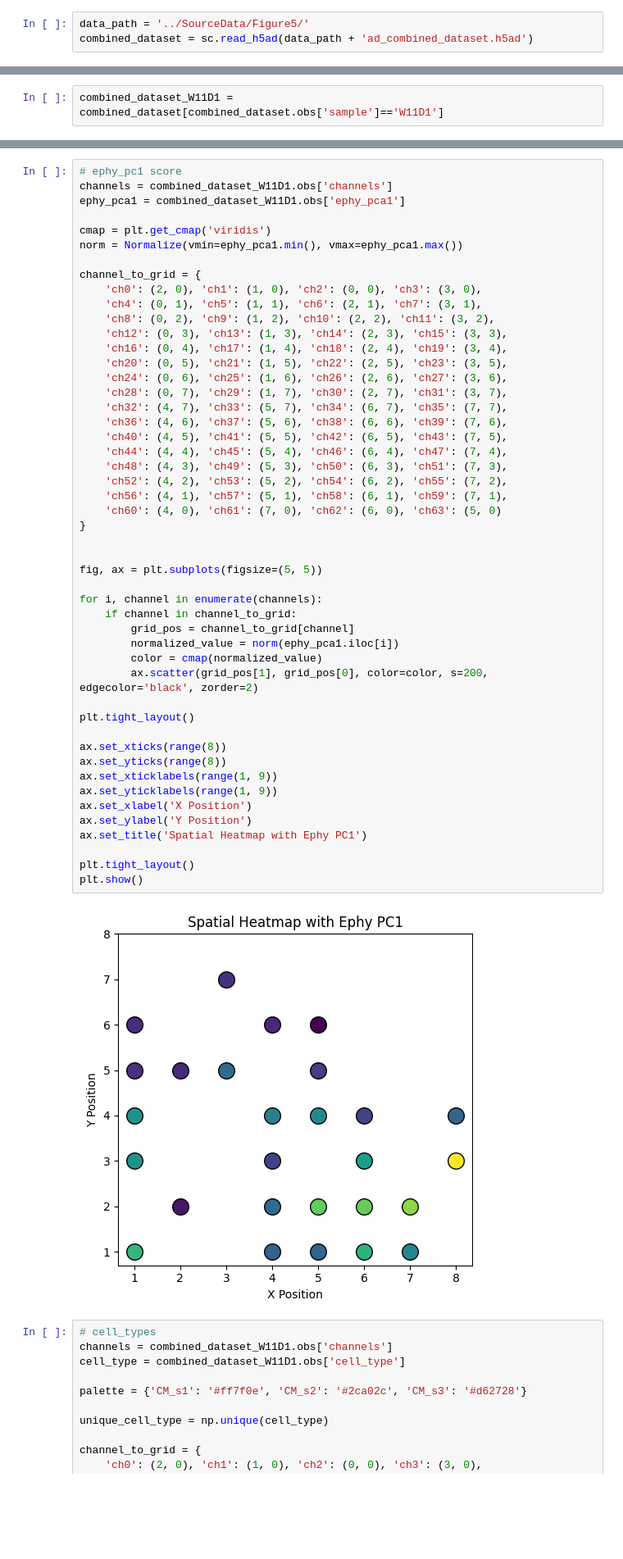
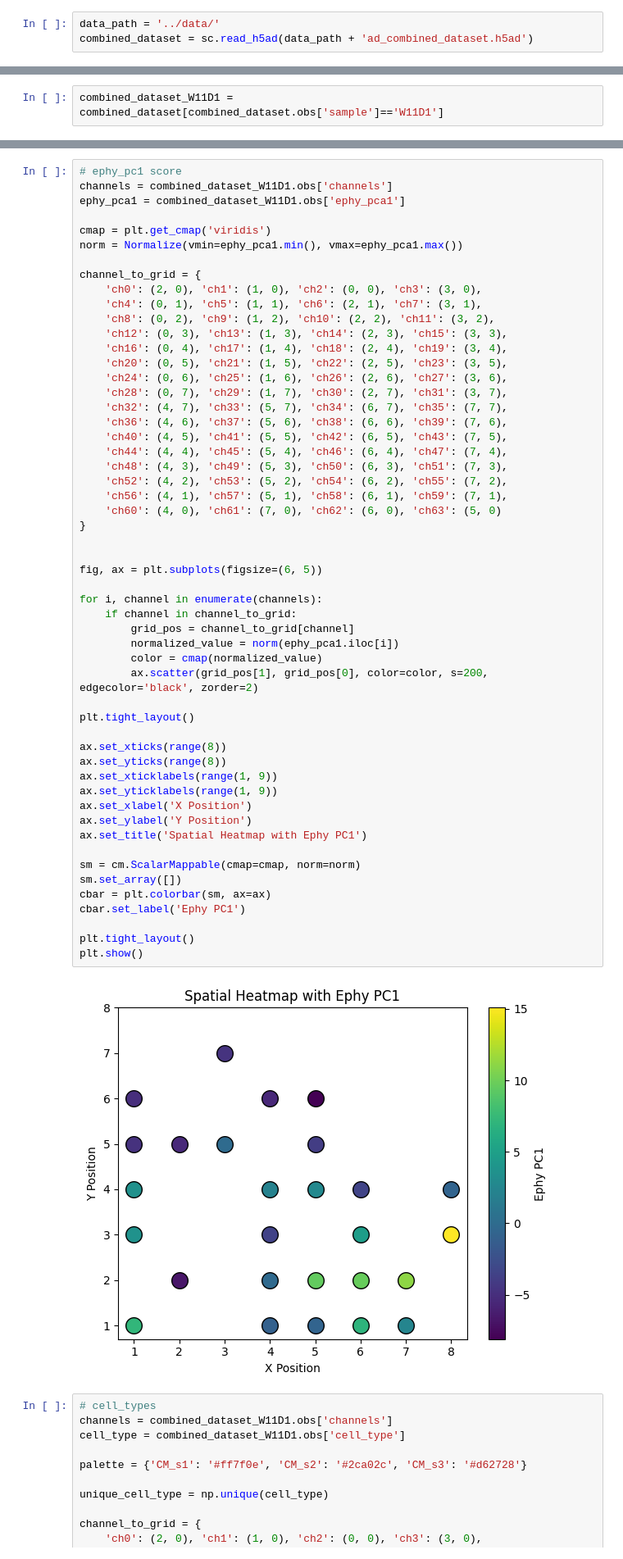
Before and after one commit to LiuLab-Bioelectronics-Harvard/Graphene_seq, a Jupyter notebook: notebooks/Figure5.ipynb, the cells around one changed output, grey strips where cells are left out. Shown at 82% size. Cells and saved outputs as stored; diff of their text form; blank space fills up the shorter version.

```diff
--- a/notebooks/Figure5.ipynb
+++ b/notebooks/Figure5.ipynb
@@ -15,5 +16,5 @@ from matplotlib.colors import Normalize
 # %% [markdown]
 # Read datafiles
 # %%
-data_path = '../SourceData/Figure5/'
+data_path = '../data/'
 combined_dataset = sc.read_h5ad(data_path + 'ad_combined_dataset.h5ad')
@@ -125,35 +119,40 @@ channel_to_grid = {
     'ch40': (4, 5), 'ch41': (5, 5), 'ch42': (6, 5), 'ch43': (7, 5),
     'ch44': (4, 4), 'ch45': (5, 4), 'ch46': (6, 4), 'ch47': (7, 4),
     'ch48': (4, 3), 'ch49': (5, 3), 'ch50': (6, 3), 'ch51': (7, 3),
     'ch52': (4, 2), 'ch53': (5, 2), 'ch54': (6, 2), 'ch55': (7, 2),
     'ch56': (4, 1), 'ch57': (5, 1), 'ch58': (6, 1), 'ch59': (7, 1),
     'ch60': (4, 0), 'ch61': (7, 0), 'ch62': (6, 0), 'ch63': (5, 0)
 }
 
 
-fig, ax = plt.subplots(figsize=(5, 5))
+fig, ax = plt.subplots(figsize=(6, 5))
 
 for i, channel in enumerate(channels):
     if channel in channel_to_grid:
         grid_pos = channel_to_grid[channel]
         normalized_value = norm(ephy_pca1.iloc[i])
         color = cmap(normalized_value)
         ax.scatter(grid_pos[1], grid_pos[0], color=color, s=200, edgecolor='black', zorder=2)
 
 plt.tight_layout()
 
 ax.set_xticks(range(8))
 ax.set_yticks(range(8))
 ax.set_xticklabels(range(1, 9))
 ax.set_yticklabels(range(1, 9))
 ax.set_xlabel('X Position')
 ax.set_ylabel('Y Position')
 ax.set_title('Spatial Heatmap with Ephy PC1')
 
+sm = cm.ScalarMappable(cmap=cmap, norm=norm)
+sm.set_array([])
+cbar = plt.colorbar(sm, ax=ax)
+cbar.set_label('Ephy PC1')
+
 plt.tight_layout()
 plt.show()
 # %% [output]
-[figure, old version]
+[figure, new version]
 # %%
 # cell_types
 channels = combined_dataset_W11D1.obs['channels']
```
Also changed, not shown: parts of 4 cells of this notebook, 38 other files.
